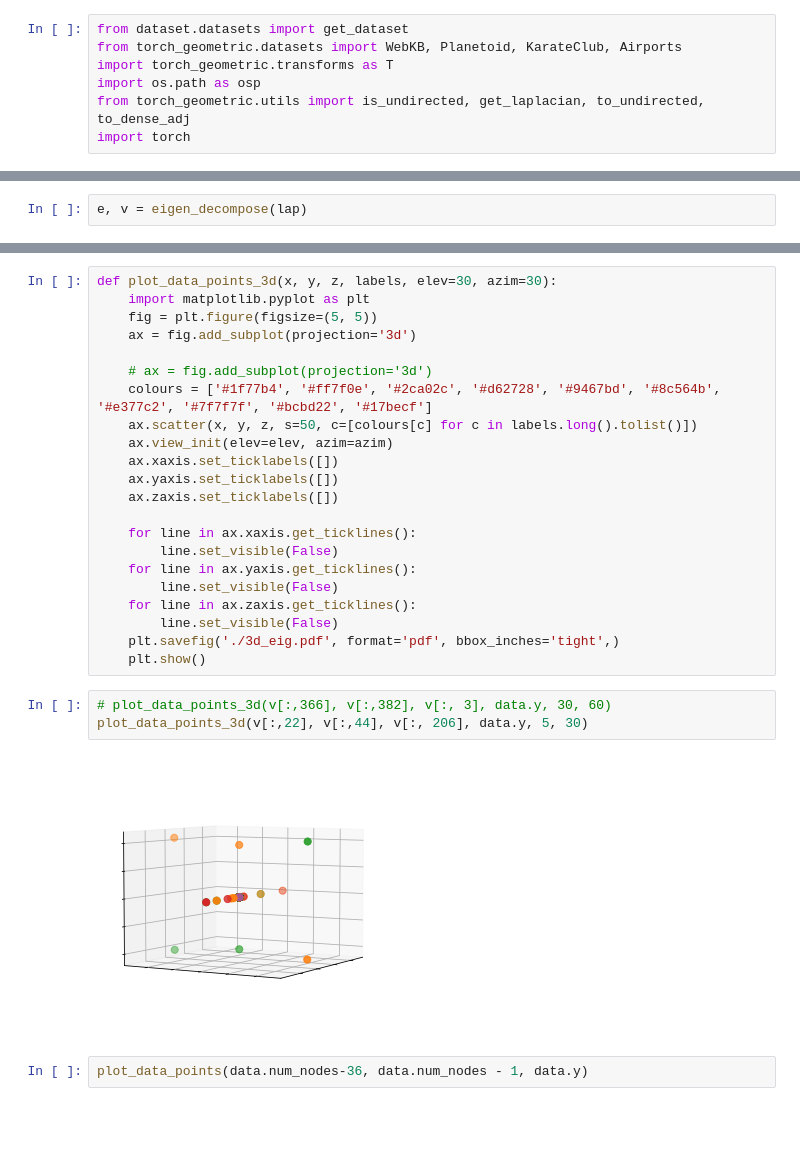
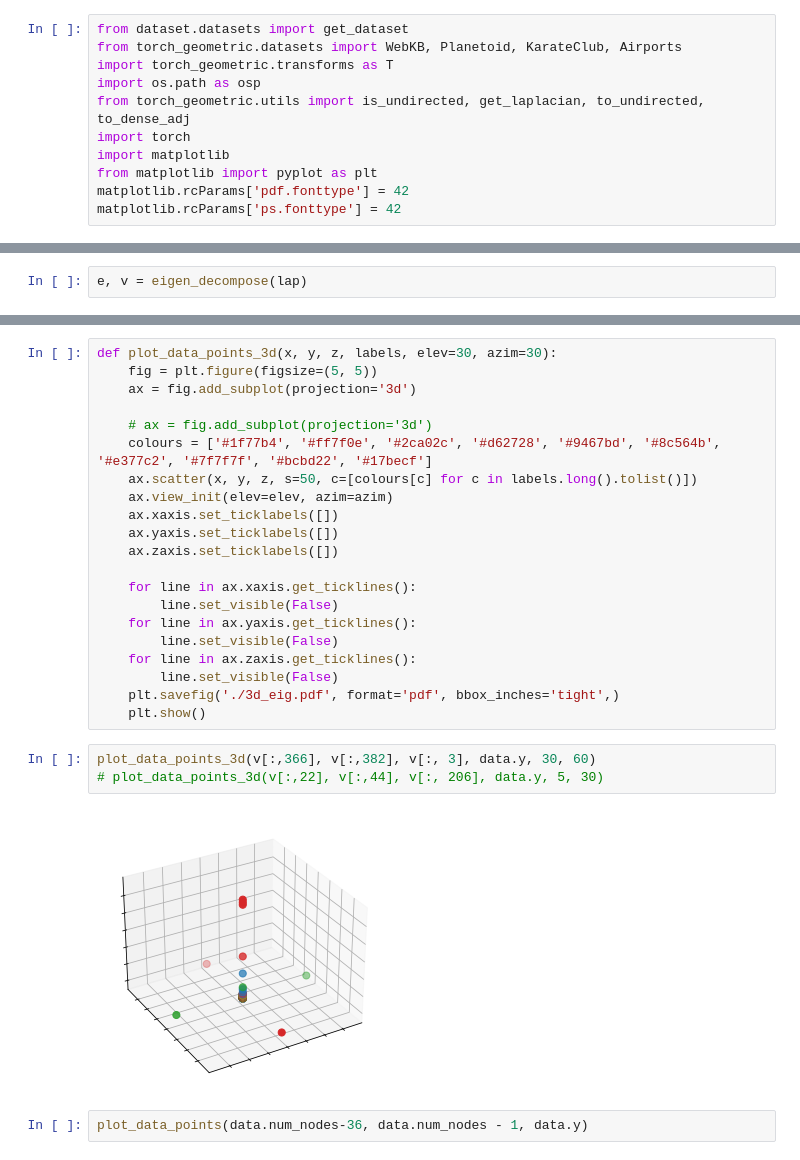
Before and after one commit to seanli3/graph_restructure, a Jupyter notebook: plot/eigenvalue prepresentation.ipynb, the cells around one changed output, grey strips where cells are left out. Cells and saved outputs as stored; diff of their text form; blank space fills up the shorter version.

```diff
--- a/plot/eigenvalue prepresentation.ipynb
+++ b/plot/eigenvalue prepresentation.ipynb
@@ -5,6 +5,10 @@ import torch_geometric.transforms as T
 import os.path as osp
 from torch_geometric.utils import is_undirected, get_laplacian, to_undirected, to_dense_adj
 import torch
+import matplotlib
+from matplotlib import pyplot as plt
+matplotlib.rcParams['pdf.fonttype'] = 42
+matplotlib.rcParams['ps.fonttype'] = 42
 # %%
 def get_lap(dataset):
     data = dataset[0]
@@ -104,6 +97,5 @@ plot_data_points(i, j, data.y)
 # %%
 def plot_data_points_3d(x, y, z, labels, elev=30, azim=30):
-    import matplotlib.pyplot as plt
     fig = plt.figure(figsize=(5, 5))
     ax = fig.add_subplot(projection='3d')
 
@@ -124,10 +116,10 @@ def plot_data_points_3d(x, y, z, labels, elev=30, azim=30):
     plt.savefig('./3d_eig.pdf', format='pdf', bbox_inches='tight',)
     plt.show()
 # %%
-# plot_data_points_3d(v[:,366], v[:,382], v[:, 3], data.y, 30, 60)
-plot_data_points_3d(v[:,22], v[:,44], v[:, 206], data.y, 5, 30)
+plot_data_points_3d(v[:,366], v[:,382], v[:, 3], data.y, 30, 60)
+# plot_data_points_3d(v[:,22], v[:,44], v[:, 206], data.y, 5, 30)
 # %% [output]
-[figure, old version]
+[figure, new version]
 # %%
 plot_data_points(data.num_nodes-36, data.num_nodes - 1, data.y)
 # %% [output]
```
Also changed, not shown: parts of 11 cells of this notebook, 43 other files.
